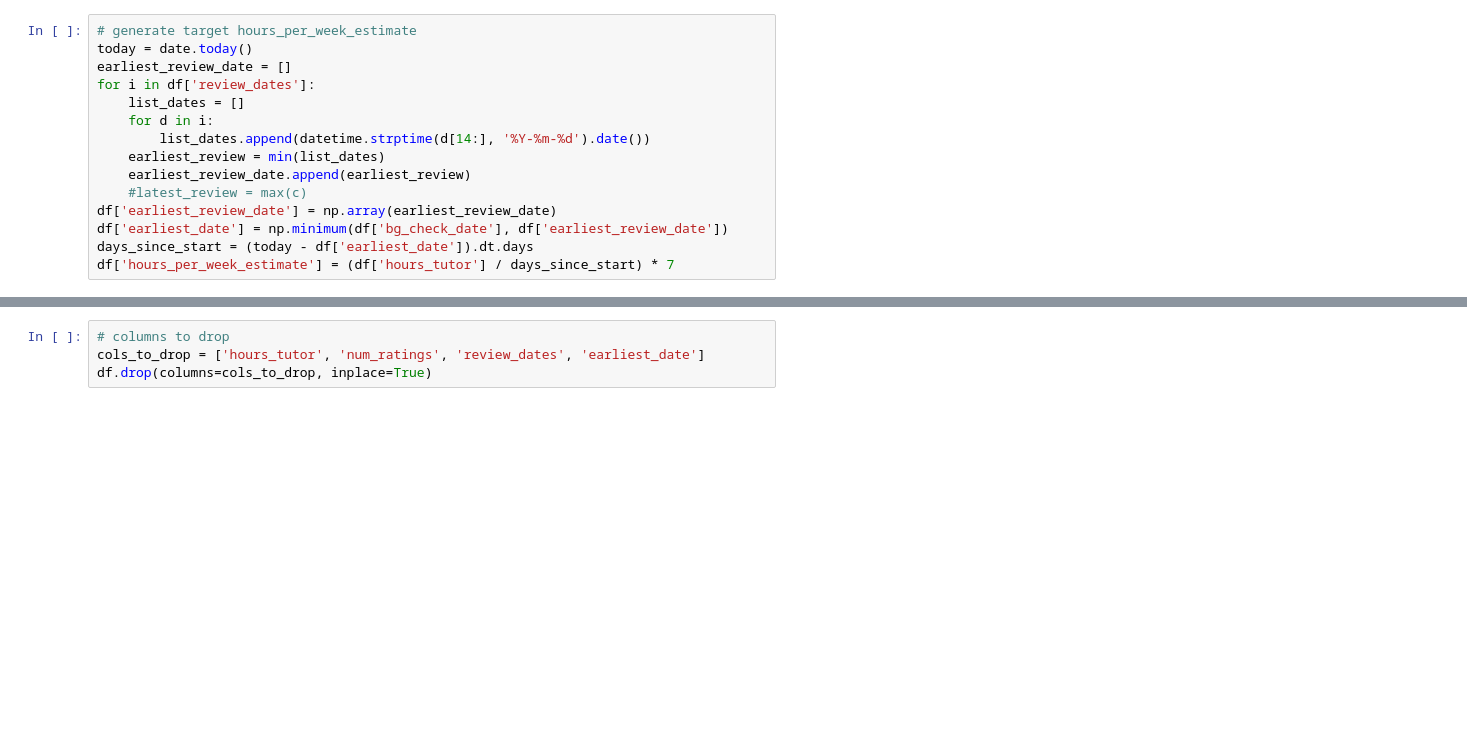
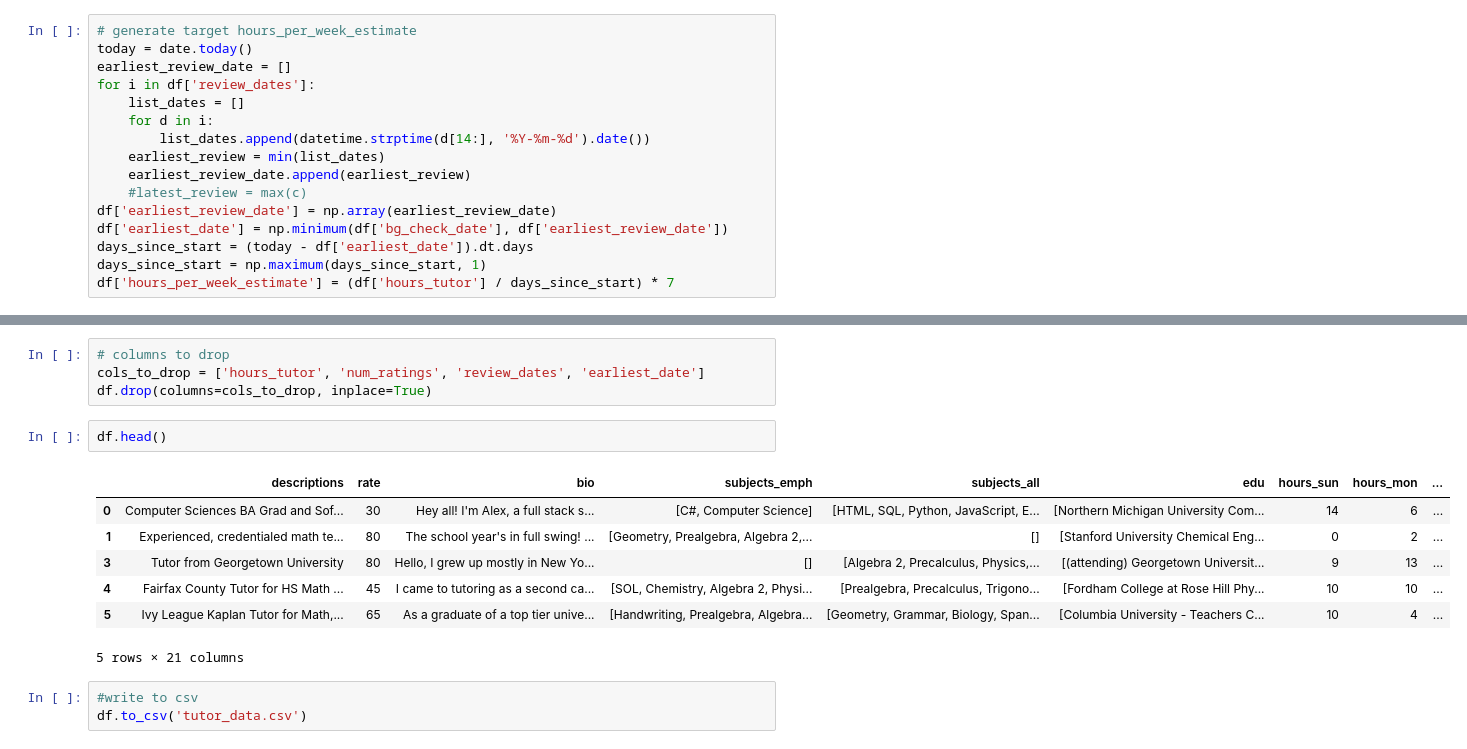
Before and after one commit to vijayoct27/tutor_prediction, a Jupyter notebook: tutor_cleaning.ipynb, the cells around one changed output, grey strips where cells are left out. Cells and saved outputs as stored; diff of their text form; blank space fills up the shorter version.

```diff
--- a/tutor_cleaning.ipynb
+++ b/tutor_cleaning.ipynb
@@ -207,6 +209,7 @@ for i in df['review_dates']:
 df['earliest_review_date'] = np.array(earliest_review_date)
 df['earliest_date'] = np.minimum(df['bg_check_date'], df['earliest_review_date'])
 days_since_start = (today - df['earliest_date']).dt.days
+days_since_start = np.maximum(days_since_start, 1)
 df['hours_per_week_estimate'] = (df['hours_tutor'] / days_since_start) * 7
 # %%
 #additional length features
@@ -219,3 +222,16 @@ df['number_degrees'] = length_checker(df['edu'])
 # columns to drop
 cols_to_drop = ['hours_tutor', 'num_ratings', 'review_dates', 'earliest_date']
 df.drop(columns=cols_to_drop, inplace=True)
+# %%
+df.head()
+# %% [output]
+|  | descriptions | rate | bio | subjects_emph | subjects_all | edu | hours_sun | hours_mon | ... |
+| 0 | Computer Sciences BA Grad and Sof... | 30 | Hey all! I'm Alex, a full stack s... | [C#, Computer Science] | [HTML, SQL, Python, JavaScript, E... | [Northern Michigan University Com... | 14 | 6 | ... |
+| 1 | Experienced, credentialed math te... | 80 | The school year's in full swing! ... | [Geometry, Prealgebra, Algebra 2,... | [] | [Stanford University Chemical Eng... | 0 | 2 | ... |
+| 3 | Tutor from Georgetown University | 80 | Hello, I grew up mostly in New Yo... | [] | [Algebra 2, Precalculus, Physics,... | [(attending) Georgetown Universit... | 9 | 13 | ... |
+| 4 | Fairfax County Tutor for HS Math ... | 45 | I came to tutoring as a second ca... | [SOL, Chemistry, Algebra 2, Physi... | [Prealgebra, Precalculus, Trigono... | [Fordham College at Rose Hill Phy... | 10 | 10 | ... |
+| 5 | Ivy League Kaplan Tutor for Math,... | 65 | As a graduate of a top tier unive... | [Handwriting, Prealgebra, Algebra... | [Geometry, Grammar, Biology, Span... | [Columbia University - Teachers C... | 10 | 4 | ... |
+5 rows × 21 columns
+# %%
+#write to csv
+df.to_csv('tutor_data.csv')
```
Also changed, not shown: parts of 2 cells of this notebook, 3 other files.
